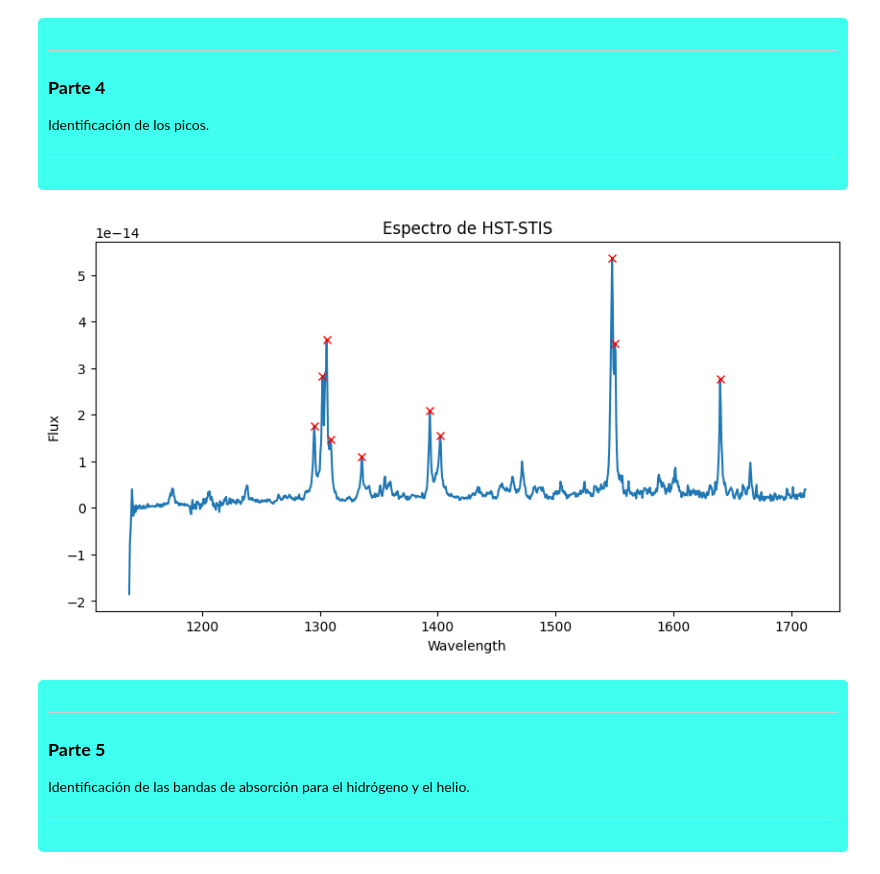
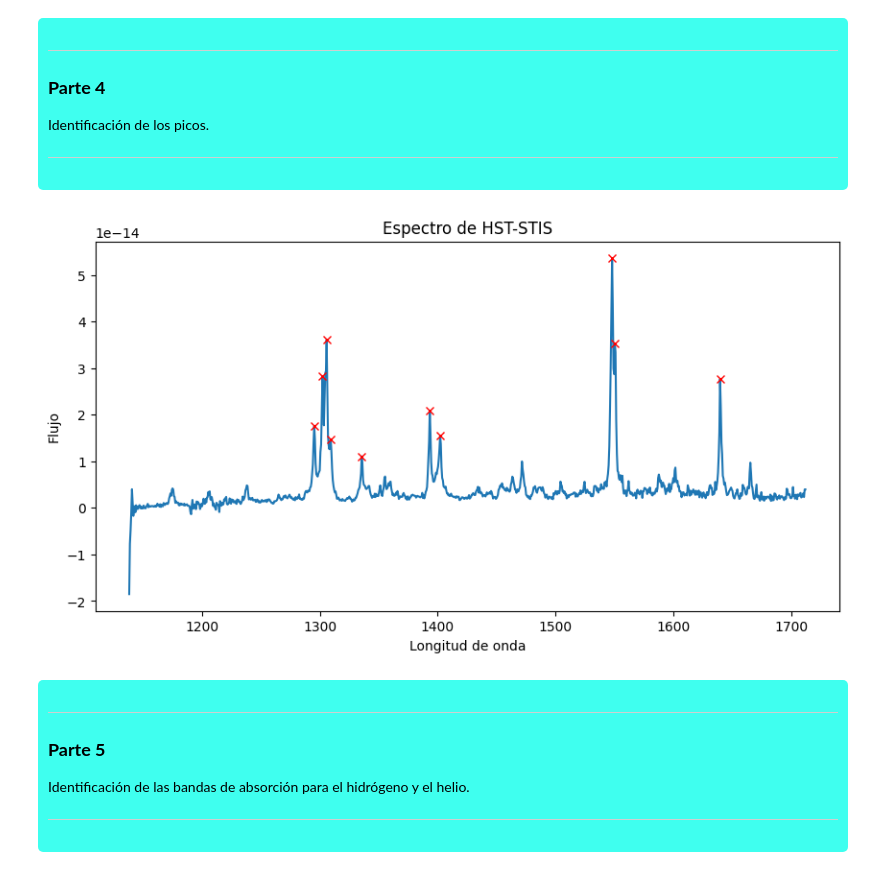
Before and after one commit to B-Namor/AtmosphericCharacterizationUsingFourierAnalisis, a Jupyter notebook: Proyecto.ipynb, the cells around one changed output. Cells and saved outputs as stored; diff of their text form; code cells hidden in the pictures.

```diff
--- a/Proyecto.ipynb
+++ b/Proyecto.ipynb
@@ -89,18 +90,19 @@ Identificación de los picos.
 
 </div>
 # %%
-peaks, idk = find_peaks(flux, height=1e-14)
+# Se identifican los picos por medio del módulo de Scipy
+peaks, idk_but_does_not_work_without_this = find_peaks(flux, height=1e-14)
 
 # Se grafica el espectro
 plt.figure(figsize=(10,5))
 plt.plot(df['wavelength'], df['flux'])
 plt.plot(wavelength[peaks], flux[peaks], "x", color="red", label="peaks")
-plt.xlabel("Wavelength")
-plt.ylabel("Flux")
+plt.xlabel("Longitud de onda")
+plt.ylabel("Flujo")
 plt.title("Espectro de HST-STIS")
 plt.show()
 # %% [output]
-[figure, old version]
+[figure, new version]
 # %% [markdown]
 <div style="background-color: #00ffeac0; color: black; padding: 10px; border-radius: 5px; max-width: 98%;">
 
```
Also changed, not shown: parts of 5 cells of this notebook, 1 other file.
